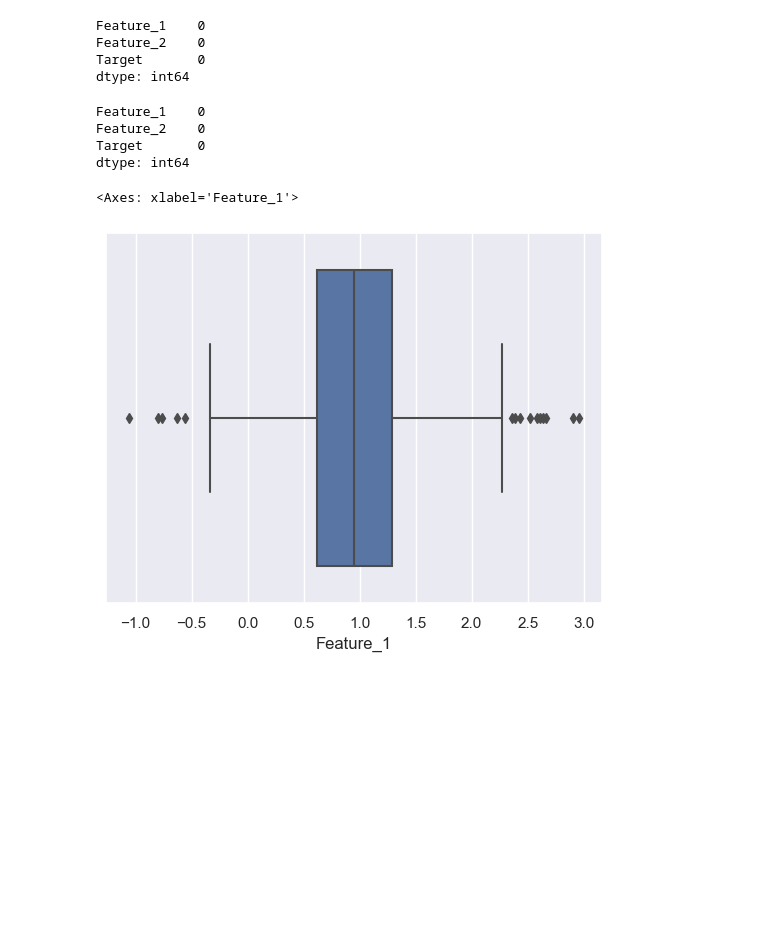
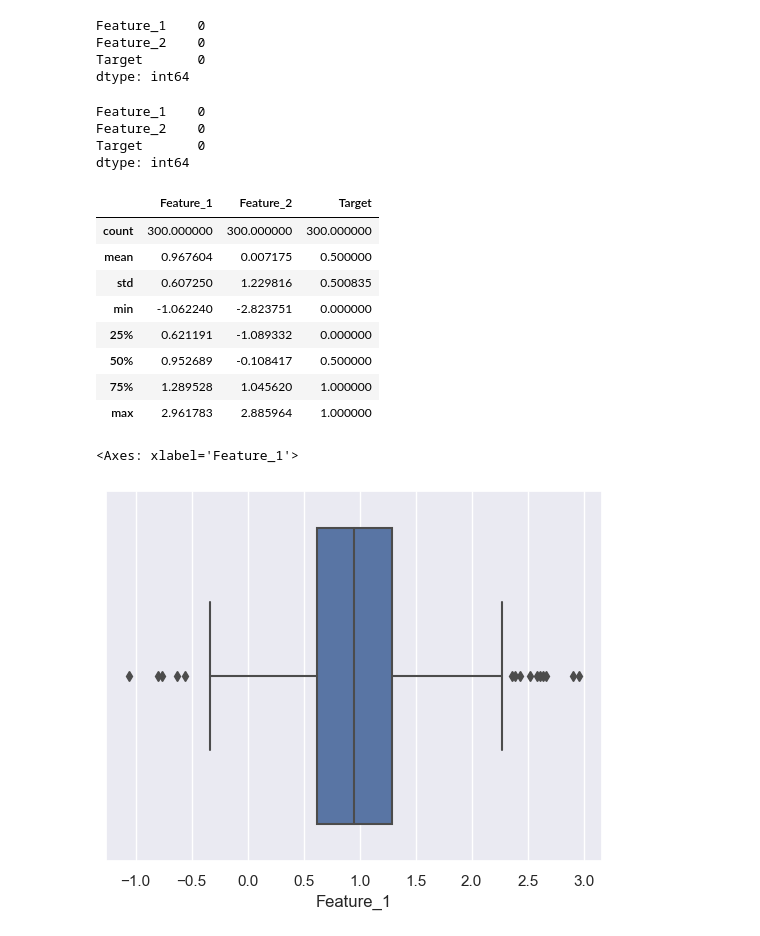
Before and after one commit to dskarkera23/ML-lab-programs, a Jupyter notebook: ML_LAB_TASK/pb3/problem3.ipynb, the cells around one changed output. Saved outputs shown, nothing was run; the diff lists cells and outputs as text; code cells hidden in the pictures; blank space fills up the shorter version.

```diff
--- a/ML_LAB_TASK/pb3/problem3.ipynb
+++ b/ML_LAB_TASK/pb3/problem3.ipynb
@@ -32,6 +32,18 @@ Feature_1    0
 Feature_2    0
 Target       0
 dtype: int64
+# %%
+df.describe()
+# %% [output]
+|  | Feature_1 | Feature_2 | Target |
+| count | 300.000000 | 300.000000 | 300.000000 |
+| mean | 0.967604 | 0.007175 | 0.500000 |
+| std | 0.607250 | 1.229816 | 0.500835 |
+| min | -1.062240 | -2.823751 | 0.000000 |
+| 25% | 0.621191 | -1.089332 | 0.000000 |
+| 50% | 0.952689 | -0.108417 | 0.500000 |
+| 75% | 1.289528 | 1.045620 | 1.000000 |
+| max | 2.961783 | 2.885964 | 1.000000 |
 # %%
 sns.boxplot(x=df["Feature_1"])
 # %% [output]
```
Also changed, not shown: parts of 6 cells of this notebook.
